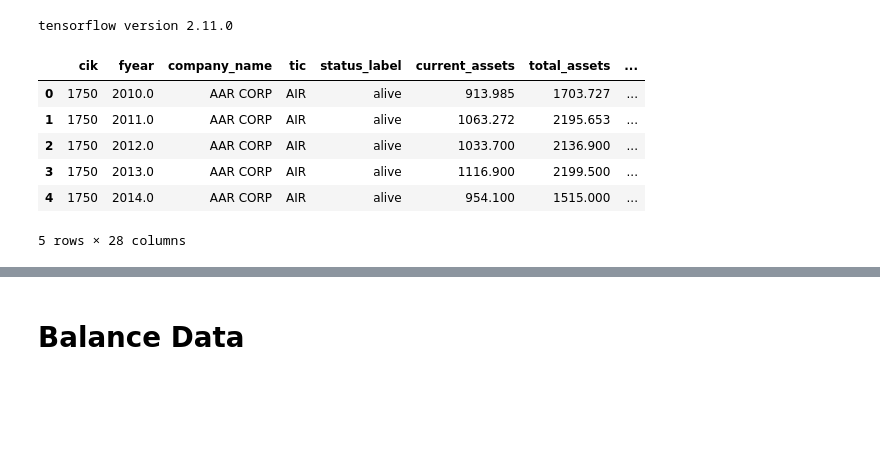
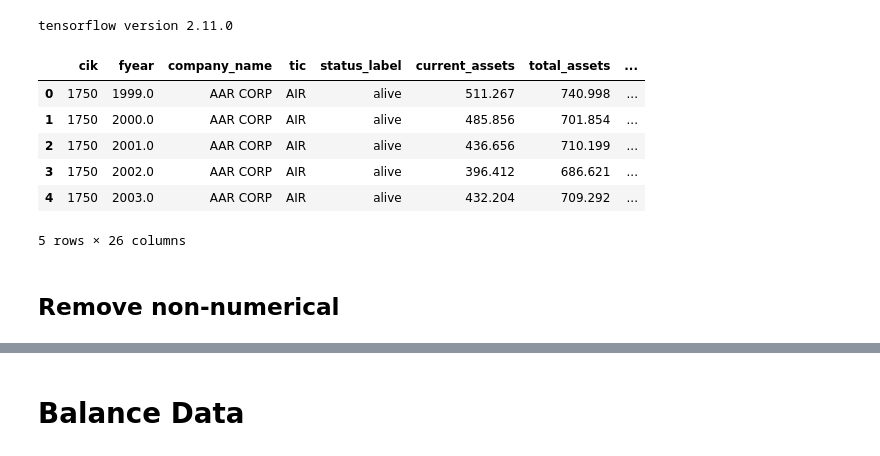
Before and after one commit to EvanaHolevas/going-concern-198, a Jupyter notebook: bankruptcy_going_concern.ipynb, the cells around one changed output, grey strips where cells are left out. Cells and saved outputs as stored; diff of their text form; code cells hidden in the pictures; blank space fills up the shorter version.

```diff
--- a/bankruptcy_going_concern.ipynb
+++ b/bankruptcy_going_concern.ipynb
@@ -15,12 +38,14 @@ tensorflow version 2.11.0
 # %%
 # import data
-bank_data = pd.read_csv("data/matched_data.csv")
+bank_data = pd.read_csv("fin_merged_data.csv")
 bank_data.head()
 # %% [output]
 |  | cik | fyear | company_name | tic | status_label | current_assets | total_assets | ... |
-| 0 | 1750 | 2010.0 | AAR CORP | AIR | alive | 913.985 | 1703.727 | ... |
-| 1 | 1750 | 2011.0 | AAR CORP | AIR | alive | 1063.272 | 2195.653 | ... |
-| 2 | 1750 | 2012.0 | AAR CORP | AIR | alive | 1033.700 | 2136.900 | ... |
-| 3 | 1750 | 2013.0 | AAR CORP | AIR | alive | 1116.900 | 2199.500 | ... |
-| 4 | 1750 | 2014.0 | AAR CORP | AIR | alive | 954.100 | 1515.000 | ... |
+| 0 | 1750 | 1999.0 | AAR CORP | AIR | alive | 511.267 | 740.998 | ... |
+| 1 | 1750 | 2000.0 | AAR CORP | AIR | alive | 485.856 | 701.854 | ... |
+| 2 | 1750 | 2001.0 | AAR CORP | AIR | alive | 436.656 | 710.199 | ... |
+| 3 | 1750 | 2002.0 | AAR CORP | AIR | alive | 396.412 | 686.621 | ... |
+| 4 | 1750 | 2003.0 | AAR CORP | AIR | alive | 432.204 | 709.292 | ... |
-5 rows × 28 columns
+5 rows × 26 columns
+# %% [markdown]
+## Remove non-numerical
```
Also changed, not shown: parts of 147 cells of this notebook, 26 other files.
